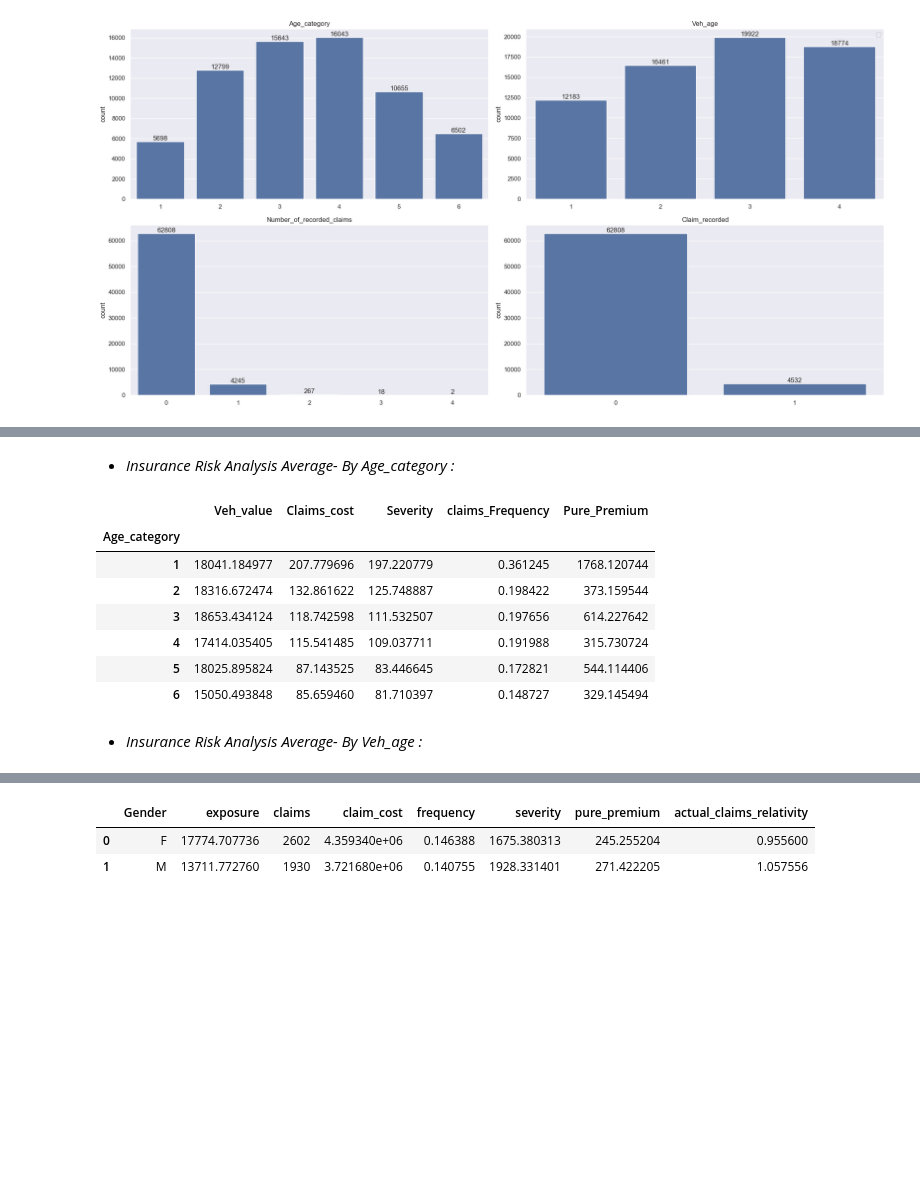
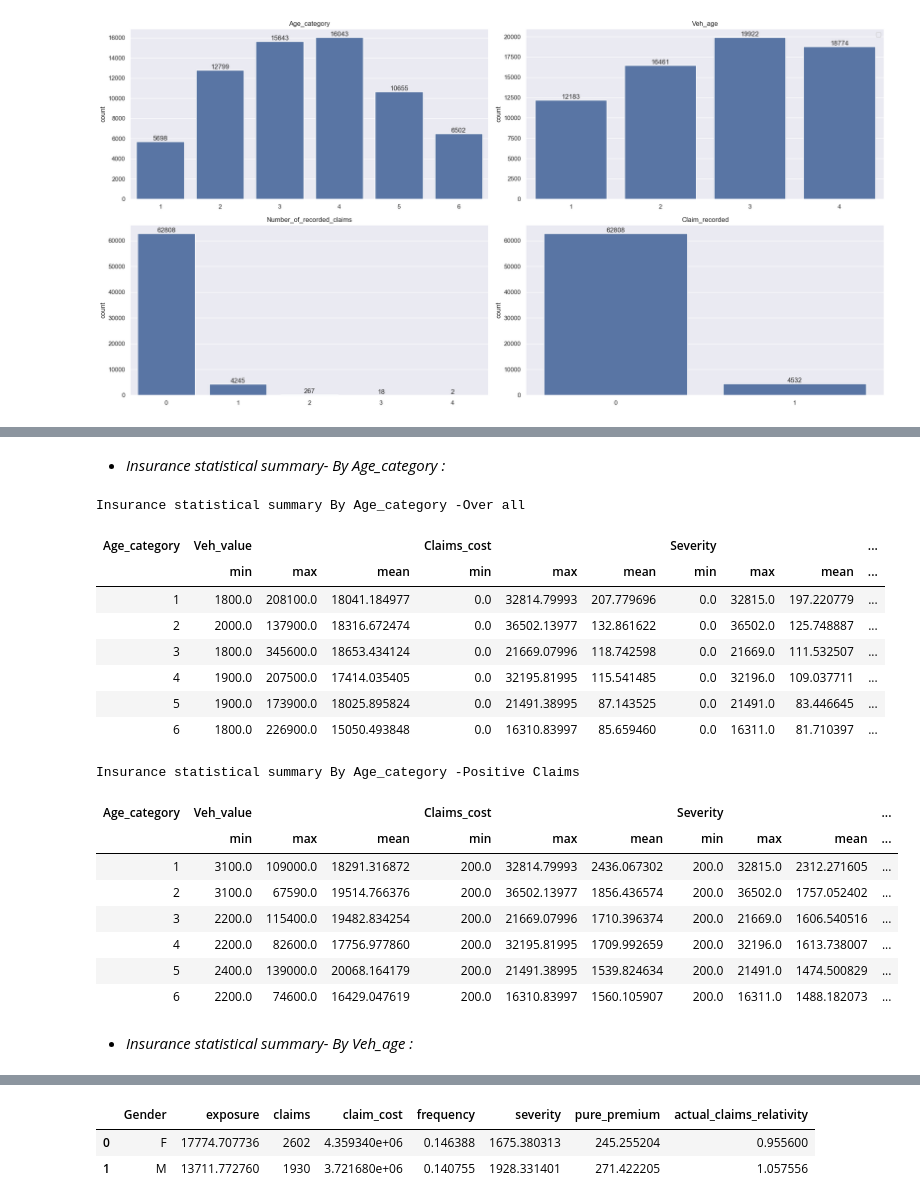
Before and after one commit to omars1234/Auto_Mobile_Inusrance_Analysis, a Jupyter notebook: Project_NoteBook.ipynb, the cells around one changed output, grey strips where cells are left out. Saved outputs shown, nothing was run; the diff lists cells and outputs as text; code cells hidden in the pictures; blank space fills up the shorter version.

```diff
--- a/Project_NoteBook.ipynb
+++ b/Project_NoteBook.ipynb
@@ -396 +390,29 @@ df[["Veh_value","Claims_cost","Severity","claims_Frequency","Pure_Premium"]].mea
+# %%
+positive_df=df[df["Claim_recorded"]==1]
+# %%
+def display_html_summary(df,positive_df,Group):
+
+    from IPython.display import display, HTML
+
+    html = """
+    <div style="display: flex; flex-direction: column; gap: 40px; overflow-y: auto;">
+
+        <div style="text-align: center;">
+            <h4>Insurance statistical summary By {Group} -Over all </h4>
+            {df1}
+        </div>
+
+        <div style="text-align: center;">
+            <h4>Insurance statistical summary By {Group} -Positive Claims </h4>
+            {df2}
+        </div>
+
+    </div>
+    """.format(
+        df1=pd.DataFrame(df.groupby(Group)[["Veh_value","Claims_cost","Severity","claims_Frequency","Pure_Premium"]].agg(['min','max','mean'])).reset_index().to_html(classes='dataframe', index=False),
+        df2=pd.DataFrame(positive_df.groupby(Group)[["Veh_value","Claims_cost","Severity","claims_Frequency","Pure_Premium"]].agg(['min','max','mean'])).reset_index().to_html(classes='dataframe', index=False),
+        Group=Group
+    )
+
+    display(HTML(html))
 # %% [markdown]
@@ -418,16 +462,26 @@ df.groupby("Area")[["Veh_value","Claims_cost","Severity","claims_Frequency","Pur
 # %% [markdown]
-* *Insurance Risk Analysis Average- By Age_category :*
+* *Insurance statistical summary- By Age_category :*
 # %%
-df.groupby("Age_category")[["Veh_value","Claims_cost","Severity","claims_Frequency","Pure_Premium"]].mean()
+display_html_summary(df=df,positive_df=positive_df,Group="Age_category")
 # %% [output]
+Insurance statistical summary By Age_category -Over all
-|  | Veh_value | Claims_cost | Severity | claims_Frequency | Pure_Premium |
-| Age_category |  |  |  |  |  |
-| 1 | 18041.184977 | 207.779696 | 197.220779 | 0.361245 | 1768.120744 |
-| 2 | 18316.672474 | 132.861622 | 125.748887 | 0.198422 | 373.159544 |
-| 3 | 18653.434124 | 118.742598 | 111.532507 | 0.197656 | 614.227642 |
-| 4 | 17414.035405 | 115.541485 | 109.037711 | 0.191988 | 315.730724 |
-| 5 | 18025.895824 | 87.143525 | 83.446645 | 0.172821 | 544.114406 |
-| 6 | 15050.493848 | 85.659460 | 81.710397 | 0.148727 | 329.145494 |
+| Age_category | Veh_value |  |  | Claims_cost |  |  | Severity |  |  | ... |
+|  | min | max | mean | min | max | mean | min | max | mean | ... |
+| 1 | 1800.0 | 208100.0 | 18041.184977 | 0.0 | 32814.79993 | 207.779696 | 0.0 | 32815.0 | 197.220779 | ... |
+| 2 | 2000.0 | 137900.0 | 18316.672474 | 0.0 | 36502.13977 | 132.861622 | 0.0 | 36502.0 | 125.748887 | ... |
+| 3 | 1800.0 | 345600.0 | 18653.434124 | 0.0 | 21669.07996 | 118.742598 | 0.0 | 21669.0 | 111.532507 | ... |
+| 4 | 1900.0 | 207500.0 | 17414.035405 | 0.0 | 32195.81995 | 115.541485 | 0.0 | 32196.0 | 109.037711 | ... |
+| 5 | 1900.0 | 173900.0 | 18025.895824 | 0.0 | 21491.38995 | 87.143525 | 0.0 | 21491.0 | 83.446645 | ... |
+| 6 | 1800.0 | 226900.0 | 15050.493848 | 0.0 | 16310.83997 | 85.659460 | 0.0 | 16311.0 | 81.710397 | ... |
+Insurance statistical summary By Age_category -Positive Claims
+| Age_category | Veh_value |  |  | Claims_cost |  |  | Severity |  |  | ... |
+|  | min | max | mean | min | max | mean | min | max | mean | ... |
+| 1 | 3100.0 | 109000.0 | 18291.316872 | 200.0 | 32814.79993 | 2436.067302 | 200.0 | 32815.0 | 2312.271605 | ... |
+| 2 | 3100.0 | 67590.0 | 19514.766376 | 200.0 | 36502.13977 | 1856.436574 | 200.0 | 36502.0 | 1757.052402 | ... |
+| 3 | 2200.0 | 115400.0 | 19482.834254 | 200.0 | 21669.07996 | 1710.396374 | 200.0 | 21669.0 | 1606.540516 | ... |
+| 4 | 2200.0 | 82600.0 | 17756.977860 | 200.0 | 32195.81995 | 1709.992659 | 200.0 | 32196.0 | 1613.738007 | ... |
+| 5 | 2400.0 | 139000.0 | 20068.164179 | 200.0 | 21491.38995 | 1539.824634 | 200.0 | 21491.0 | 1474.500829 | ... |
+| 6 | 2200.0 | 74600.0 | 16429.047619 | 200.0 | 16310.83997 | 1560.105907 | 200.0 | 16311.0 | 1488.182073 | ... |
 # %% [markdown]
-* *Insurance Risk Analysis Average- By Veh_age :*
+* *Insurance statistical summary- By Veh_age :*
 # %%
```
Also changed, not shown: parts of 37 cells of this notebook, 2 other files.
